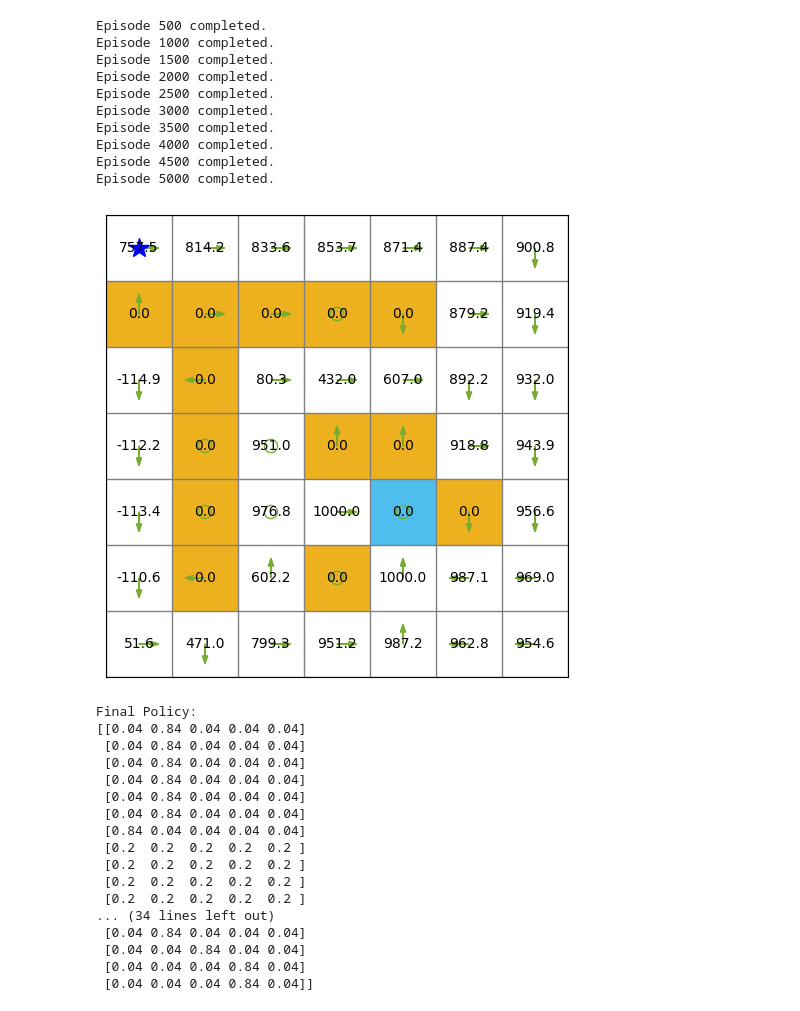
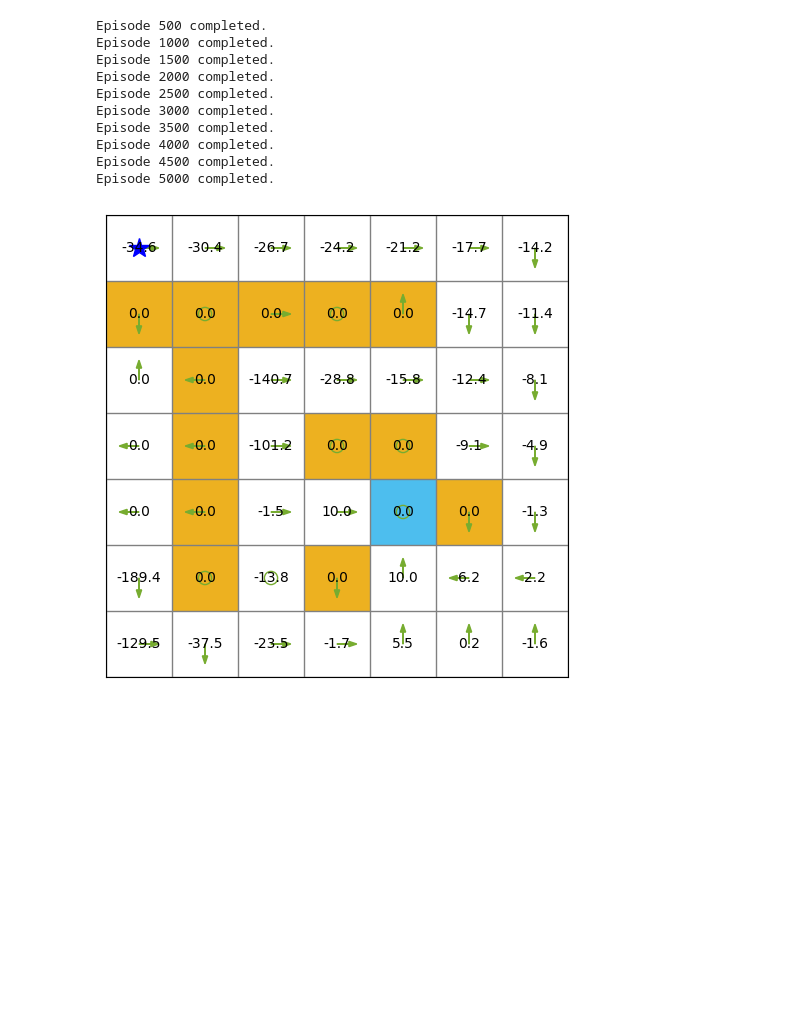
Before and after one commit to VeinsureLee/RL_Study, a Jupyter notebook: Grid_world/Note/chapter5_MC/2.MC_Greedy.ipynb, the cells around one changed output. Drawn from its saved outputs; the diff is of its cells as text; code cells hidden in the pictures; blank space fills up the shorter version.

Commit message:
Fix plot show and logic problem.

```diff
--- a/Grid_world/Note/chapter5_MC/2.MC_Greedy.ipynb
+++ b/Grid_world/Note/chapter5_MC/2.MC_Greedy.ipynb
@@ -81,8 +81,6 @@ class MonteCarloEpsilonGreedy:
             episode_data = self.generate_episode()
             G = 0
             T = len(episode_data)
-            # 记录已经访问过的(state, action)对，实现首次访问型MC
-            visited = set()
 
             # 从后往前计算回报
             for t in range(T-1, -1, -1):
@@ -93,28 +91,25 @@ class MonteCarloEpsilonGreedy:
                 # 累计回报
                 G = self.gamma * G + r
 
-                # 首次访问型MC：只在第一次访问该(state, action)时更新
-                if (s_idx, a_idx) not in visited:
-                    visited.add((s_idx, a_idx))
-                    self.Return[s_idx, a_idx] += G
-                    self.Number[s_idx, a_idx] += 1
-                    # 策略评估：更新Q值
-                    self.Q[s_idx, a_idx] = self.Return[s_idx, a_idx] / self.Number[s_idx, a_idx]
+                self.Return[s_idx, a_idx] += G
+                self.Number[s_idx, a_idx] += 1
+                # 策略评估：更新Q值
+                self.Q[s_idx, a_idx] = self.Return[s_idx, a_idx] / self.Number[s_idx, a_idx]
 
-                    # 策略改进：正确的ε-贪心策略更新
-                    # 1. 找到当前状态下的最优动作
-                    max_q = np.max(self.Q[s_idx])
-                    best_actions = np.where(self.Q[s_idx] == max_q)[0]
-                    num_best_actions = len(best_actions)
+                # 策略改进：正确的ε-贪心策略更新
+                # 1. 找到当前状态下的最优动作
+                max_q = np.max(self.Q[s_idx])
+                best_actions = np.where(self.Q[s_idx] == max_q)[0]
+                num_best_actions = len(best_actions)
 
-                    # 2. 初始化策略概率
-                    self.policy[s_idx] = self.epsilon / self.num_actions  # 所有动作先分配ε/|A|
+                # 2. 初始化策略概率
+                self.policy[s_idx] = self.epsilon / self.num_actions  # 所有动作先分配ε/|A|
 
-                    # 3. 给最优动作分配(1-ε)/|最优动作数|的概率
-                    for action_idx in best_actions:
-                        self.policy[s_idx, action_idx] += (1 - self.epsilon) / num_best_actions
+                # 3. 给最优动作分配(1-ε)/|最优动作数|的概率
+                for action_idx in best_actions:
+                    self.policy[s_idx, action_idx] += (1 - self.epsilon) / num_best_actions
 
-            if (episode + 1) % 500 == 0:  # 每500个episode打印一次，减少输出
+            if (episode + 1) % 500 == 0:  # 每500个episode打印一次
                 print(f"Episode {episode + 1} completed.")
 
     def get_policy(self):
@@ -142,39 +137,18 @@ class MonteCarloEpsilonGreedy:
         self.env.render_static(policy=self.get_deterministic_policy(), values=self.get_V())
 # %%
 env = GridWorld()
-env.reward_step = 0
-env.reward_target = 1000
-agent = MonteCarloEpsilonGreedy(env, epsilon=0.2, gamma=0.99, num_episodes=5000, episode_length=1000)
+agent = MonteCarloEpsilonGreedy(env, epsilon=0.5, gamma=0.99, num_episodes=5000, episode_length=1000)
 agent.run()
 agent.render_static()
-print("Final Policy:")
-print(agent.get_policy())
 # %% [output]
 Episode 500 completed.
 Episode 1000 completed.
 Episode 1500 completed.
 Episode 2000 completed.
 Episode 2500 completed.
 Episode 3000 completed.
 Episode 3500 completed.
 Episode 4000 completed.
 Episode 4500 completed.
 Episode 5000 completed.
-[figure, old version]
+[figure, new version]
-Final Policy:
-[[0.04 0.84 0.04 0.04 0.04]
- [0.04 0.84 0.04 0.04 0.04]
- [0.04 0.84 0.04 0.04 0.04]
- [0.04 0.84 0.04 0.04 0.04]
- [0.04 0.84 0.04 0.04 0.04]
- [0.04 0.84 0.04 0.04 0.04]
- [0.84 0.04 0.04 0.04 0.04]
- [0.2  0.2  0.2  0.2  0.2 ]
- [0.2  0.2  0.2  0.2  0.2 ]
- [0.2  0.2  0.2  0.2  0.2 ]
- [0.2  0.2  0.2  0.2  0.2 ]
-... (34 lines left out)
- [0.04 0.84 0.04 0.04 0.04]
- [0.04 0.04 0.84 0.04 0.04]
- [0.04 0.04 0.04 0.84 0.04]
- [0.04 0.04 0.04 0.84 0.04]]
```
Also changed, not shown: 3 other files.
